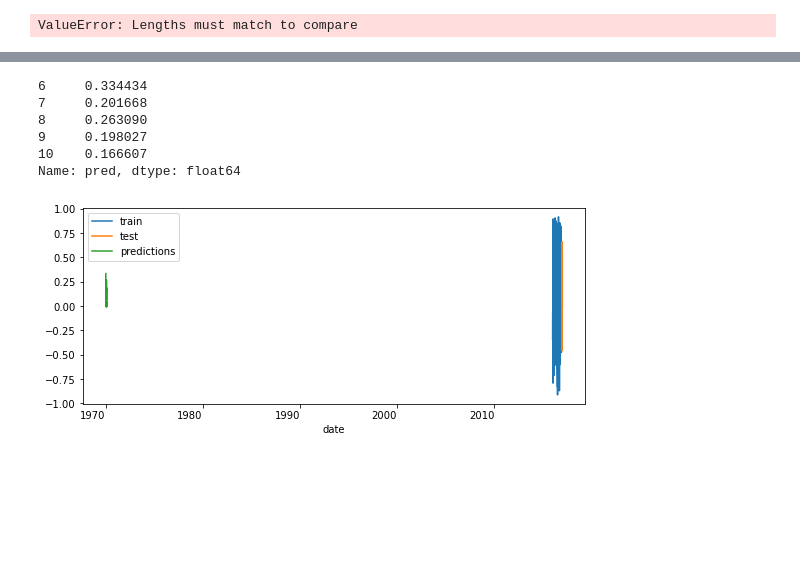
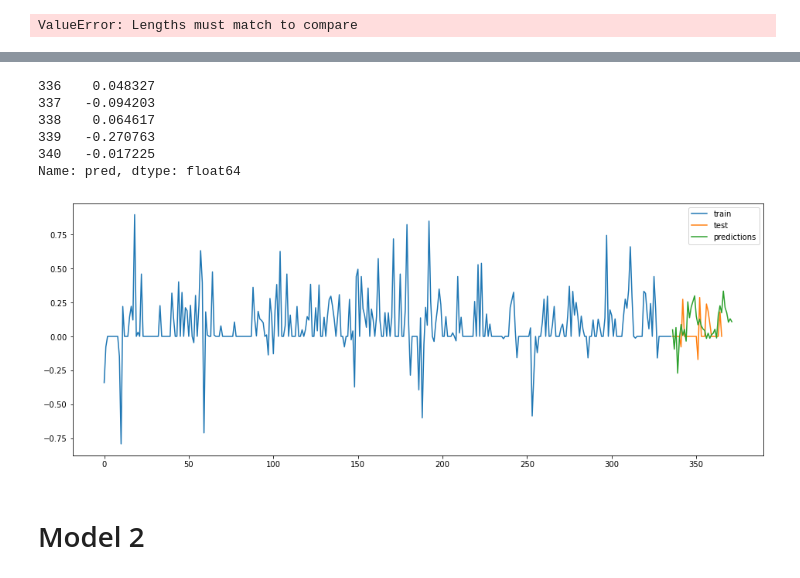
Before and after one commit to DarrenCCT/ADA-and-BDSP-CA2, a Jupyter notebook: CA2.ipynb, the cells around one changed output, grey strips where cells are left out. Drawn from its saved outputs; the diff is of its cells as text; code cells hidden in the pictures; blank space fills up the shorter version.

Commit message:
Preliminary Forecasting Model done.
Start of forecasting. Testing/Training done. Some cleanup done as well

```diff
--- a/CA2.ipynb
+++ b/CA2.ipynb
@@ -529,3 +536,5 @@ Name: Sentiment, Length: 227, dtype: float64
 #Checks to make sure all dates are there
 # %% [output]
 ValueError: Lengths must match to compare
+# %%
+data = pd.read_csv("AverageSentiment.csv")
@@ -542,5 +552,5 @@ data.head()
 # %%
-steps=36
+steps=30
 data_train=data[:-steps]
 data_test=data[-steps:]
 # %%
@@ -601,17 +611,19 @@ steps = 36
 predictions = forecaster.predict(steps=steps)
 predictions.head()
 # %% [output]
-6     0.334434
-7     0.201668
-8     0.263090
-9     0.198027
-10    0.166607
+336    0.048327
+337   -0.094203
+338    0.064617
+339   -0.270763
+340   -0.017225
 Name: pred, dtype: float64
 # %%
-fig, ax = plt.subplots(figsize=(9, 4))
+fig, ax = plt.subplots(figsize=(16, 6))
 data_train['Sentiment'].plot(ax=ax, label='train')
 data_test['Sentiment'].plot(ax=ax, label='test')
 predictions.plot(ax=ax, label='predictions')
 ax.legend();
 # %% [output]
-[figure, old version]
+[figure, new version]
+# %% [markdown]
+# Model 2
```
Also changed, not shown: parts of 10 cells of this notebook.
